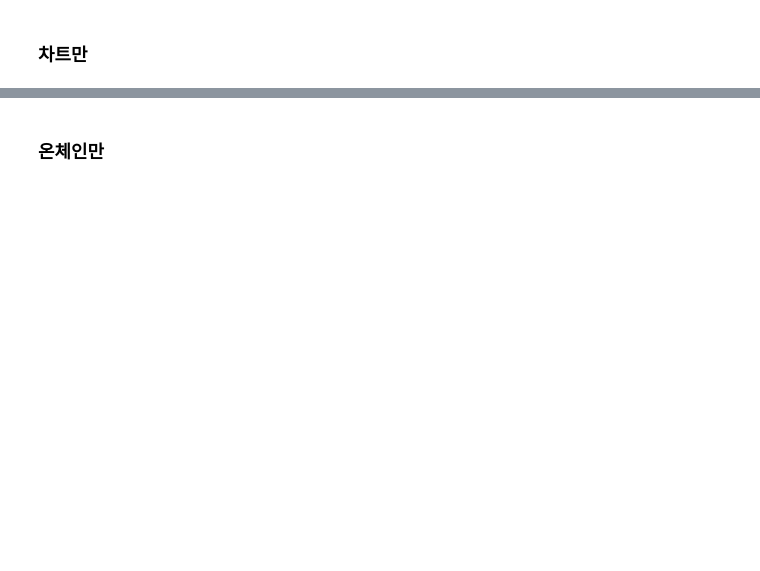
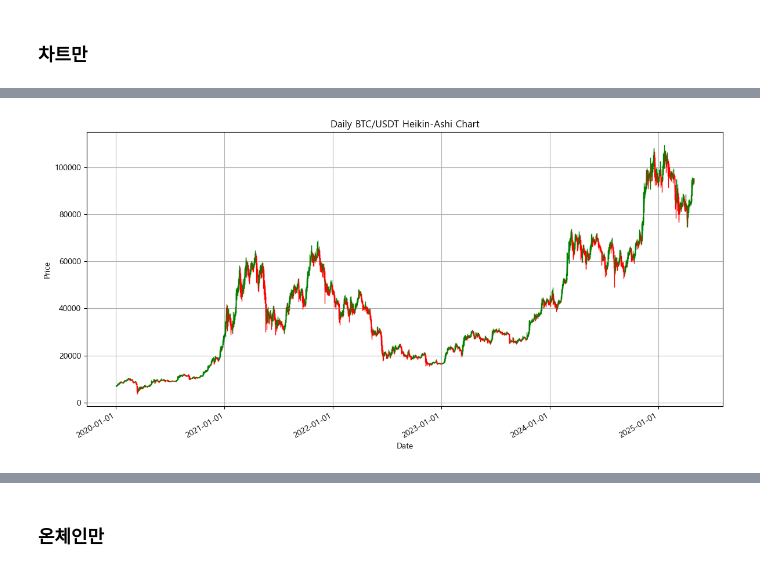
Before and after one commit to Bigdatapro-crypto/crypto, a Jupyter notebook: aasksk.ipynb, the cells around one changed output, grey strips where cells are left out. Cells and saved outputs as stored; diff of their text form; code cells hidden in the pictures; blank space fills up the shorter version.

```diff
--- a/aasksk.ipynb
+++ b/aasksk.ipynb
@@ -39,0 +87,89 @@ plt.show()
+# %%
+import pandas as pd
+import matplotlib.pyplot as plt
+import matplotlib.dates as mdates
+
+# Load data (경로를 실제 파일 위치에 맞춰 조정)
+df = pd.read_csv('./chart/BINANCE_BTCUSDT_daily_UTC.csv', parse_dates=['date'])
+df.set_index('date', inplace=True)
+df.sort_index(inplace=True)
+
+def compute_heikin_ashi(resampled_df):
+    ha = pd.DataFrame(index=resampled_df.index, columns=['HA_Open', 'HA_High', 'HA_Low', 'HA_Close'])
+    ha['HA_Close'] = (resampled_df['open'] + resampled_df['high'] + resampled_df['low'] + resampled_df['close']) / 4
+    ha.iloc[0, ha.columns.get_loc('HA_Open')] = (resampled_df.iloc[0]['open'] + resampled_df.iloc[0]['close']) / 2
+    for i in range(1, len(resampled_df)):
+        ha.iloc[i, ha.columns.get_loc('HA_Open')] = (ha.iloc[i-1]['HA_Open'] + ha.iloc[i-1]['HA_Close']) / 2
+    temp_high = pd.concat([ha['HA_Open'], ha['HA_Close'], resampled_df['high']], axis=1)
+    ha['HA_High'] = temp_high.max(axis=1)
+    temp_low  = pd.concat([ha['HA_Open'], ha['HA_Close'], resampled_df['low']], axis=1)
+    ha['HA_Low']  = temp_low.min(axis=1)
+    ha['date_num'] = ha.index.map(mdates.date2num)
+    return ha
+
+# Daily Heikin-Ashi
+ha_daily = compute_heikin_ashi(df)
+
+# Weekly and Monthly Resample
+weekly = df.resample('W').agg({'open':'first', 'high':'max', 'low':'min', 'close':'last', 'volume':'sum'}).dropna()
+monthly = df.resample('M').agg({'open':'first', 'high':'max', 'low':'min', 'close':'last', 'volume':'sum'}).dropna()
+ha_weekly = compute_heikin_ashi(weekly)
+ha_monthly = compute_heikin_ashi(monthly)
+
+# Plot Daily HA
+fig, ax = plt.subplots(figsize=(12, 6))
+width = 0.6
+for _, row in ha_daily.iterrows():
+    color = 'green' if row['HA_Close'] >= row['HA_Open'] else 'red'
+    ax.vlines(row['date_num'], row['HA_Low'], row['HA_High'], color=color, linewidth=1)
+    bottom = min(row['HA_Open'], row['HA_Close'])
+    height = abs(row['HA_Close'] - row['HA_Open'])
+    ax.add_patch(plt.Rectangle((row['date_num'] - width/2, bottom), width, height, facecolor=color, edgecolor=color))
+ax.xaxis.set_major_formatter(mdates.DateFormatter('%Y-%m-%d'))
+ax.xaxis.set_major_locator(mdates.AutoDateLocator())
+fig.autofmt_xdate()
+ax.set_title('Daily BTC/USDT Heikin-Ashi Chart')
+ax.set_xlabel('Date')
+ax.set_ylabel('Price')
+ax.grid(True)
+plt.tight_layout()
+plt.show()
+
+# Plot Weekly HA
+fig, ax = plt.subplots(figsize=(12, 6))
+width = 1.0
+for _, row in ha_weekly.iterrows():
+    color = 'green' if row['HA_Close'] >= row['HA_Open'] else 'red'
+    ax.vlines(row['date_num'], row['HA_Low'], row['HA_High'], color=color, linewidth=1)
+    bottom = min(row['HA_Open'], row['HA_Close'])
+    height = abs(row['HA_Close'] - row['HA_Open'])
+    ax.add_patch(plt.Rectangle((row['date_num'] - width/2, bottom), width, height, facecolor=color, edgecolor=color))
+ax.xaxis.set_major_formatter(mdates.DateFormatter('%Y-%m-%d'))
+ax.xaxis.set_major_locator(mdates.AutoDateLocator())
+fig.autofmt_xdate()
+ax.set_title('Weekly BTC/USDT Heikin-Ashi Chart')
+ax.set_xlabel('Date')
+ax.set_ylabel('Price')
+ax.grid(True)
+plt.tight_layout()
+plt.show()
+
+# Plot Monthly HA
+fig, ax = plt.subplots(figsize=(12, 6))
+width = 10
+for _, row in ha_monthly.iterrows():
+    color = 'green' if row['HA_Close'] >= row['HA_Open'] else 'red'
+    ax.vlines(row['date_num'], row['HA_Low'], row['HA_High'], color=color, linewidth=1)
+    bottom = min(row['HA_Open'], row['HA_Close'])
+    height = abs(row['HA_Close'] - row['HA_Open'])
+    ax.add_patch(plt.Rectangle((row['date_num'] - width/2, bottom), width, height, facecolor=color, edgecolor=color))
+ax.xaxis.set_major_formatter(mdates.DateFormatter('%Y-%m'))
+ax.xaxis.set_major_locator(mdates.AutoDateLocator())
+fig.autofmt_xdate()
+ax.set_title('Monthly BTC/USDT Heikin-Ashi Chart')
+ax.set_xlabel('Date')
+ax.set_ylabel('Price')
+ax.grid(True)
+plt.tight_layout()
+plt.show()
+# %% [output]
@@ -39,0 +177 @@ plt.show()
+[figure, added]
```
Also changed, not shown: parts of 11 cells of this notebook, 8 other files.
